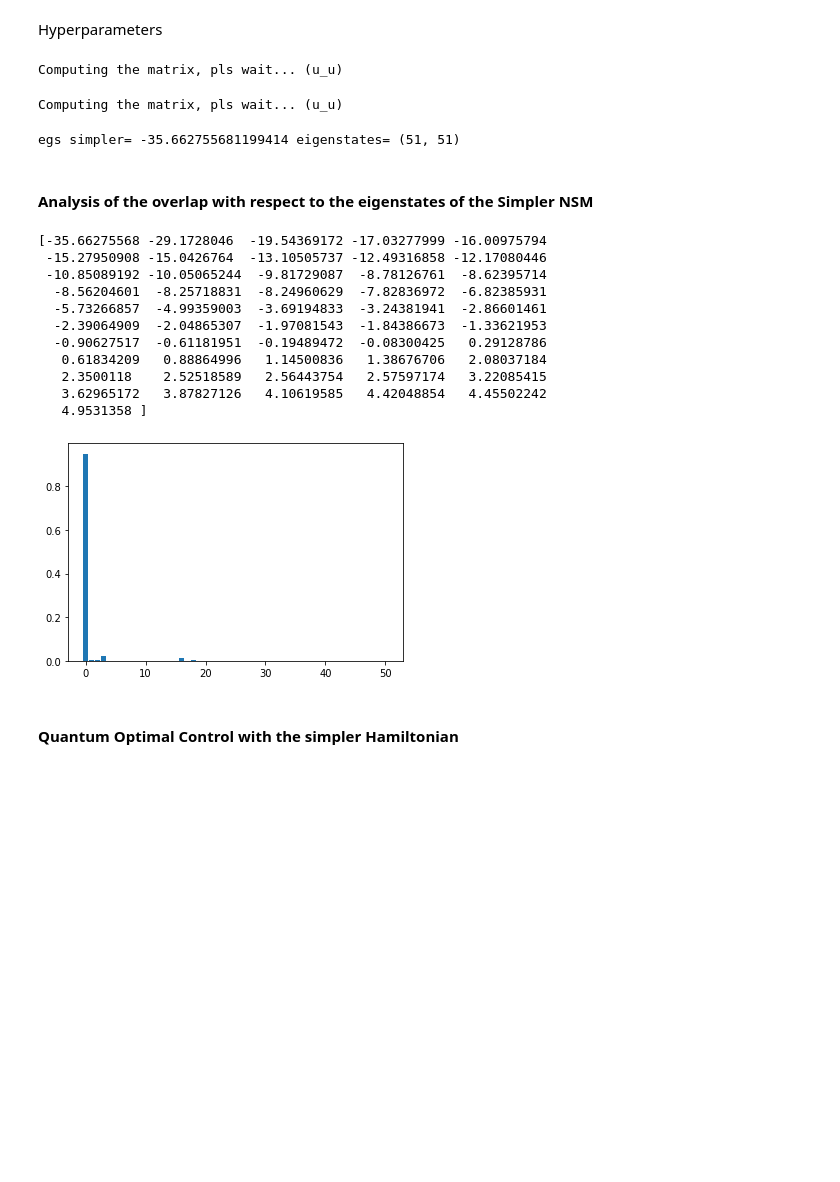
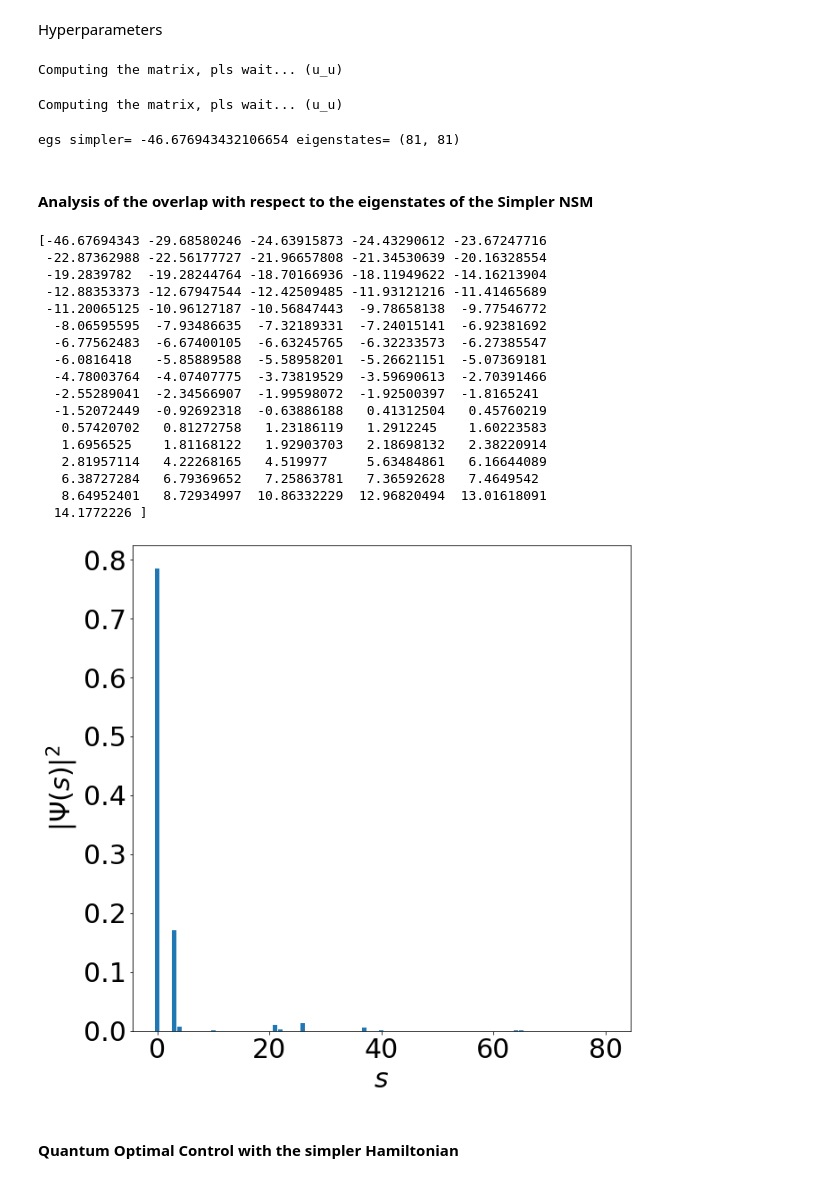
Before and after one commit to emacosta95/2nd_qa4nsm, a Jupyter notebook: SimplerHamiltonianAnalysis.ipynb, the cells around one changed output. Saved outputs shown, nothing was run; the diff lists cells and outputs as text; code cells hidden in the pictures; blank space fills up the shorter version.

```diff
--- a/SimplerHamiltonianAnalysis.ipynb
+++ b/SimplerHamiltonianAnalysis.ipynb
@@ -27,26 +27,25 @@ from numpy.linalg import eigh
 # %%
 nlevels=3
 
-tf=20
+tf=30
 nsteps=100
 number_of_parameters=10
 
-
-file_name:str='data/cki'
-qq_filename:str='data/qq.p'
-pairing_filename:str='data/pair_inter.p'
+file_name:str='data/usdb.nat'
+qq_filename:str='data/qq.sd'
+pairing_filename:str='data/pair_inter.sd'
 
 j_square_filename:str=file_name+'_j2'
 SPS=SingleParticleState(file_name=file_name)
 energies:List=SPS.energies
 
 
-nparticles_a:int=2
-nparticles_b:int=2
+nparticles_a:int=4
+nparticles_b:int=0
 
 size_a:int=SPS.energies.shape[0]//2
 size_b:int=SPS.energies.shape[0]//2
-title=r'$^{8}$Be'
+title=r'$^{20}$O'
 # %% [markdown]
 #### The target Hamiltonian
 # %%
@@ -77,14 +173,34 @@ Hamiltonian shape= (51, 51)
 # %% [markdown]
 Hyperparameters
 # %%
-pairing_coupling=+1
+pairing_coupling=+2
 quadrupole_coupling=+2
 # %%
 matrix_qq,_=get_twobody_nuclearshell_model(file_name=qq_filename)
+
+
+
 QQoperator=FermiHubbardHamiltonian(size_a=size_a,size_b=size_b,nparticles_a=nparticles_a,nparticles_b=nparticles_b,symmetries=[SPS.total_M_zero])
 QQoperator.get_twobody_interaction(twobody_dict=matrix_qq)
 QQoperator.get_hamiltonian()
 
+
+#effective QQ operator
+local_qq_matrix={}
+for key,value in matrix_qq.items():
+    a,b,c,d=key
+
+    n,l,ja,m,t,tz_a=SPS.state_encoding[a]
+    n,l,jb,m,t,tz_b=SPS.state_encoding[b]
+    n,l,jc,m,t,tz_c=SPS.state_encoding[c]
+    n,l,jd,m,t,tz_d=SPS.state_encoding[d]
+    if ja==jb and jb==jc and jc==jd:
+        local_qq_matrix[(a,b,c,d)]=value
+
+
+LocalQQoperator=FermiHubbardHamiltonian(size_a=size_a,size_b=size_b,nparticles_a=nparticles_a,nparticles_b=nparticles_b,symmetries=[SPS.total_M_zero])
+LocalQQoperator.get_twobody_interaction(twobody_dict=local_qq_matrix)
+LocalQQoperator.get_hamiltonian()
 
 matrix_pairing,_=get_twobody_nuclearshell_model(file_name=pairing_filename)
 PPoperator=FermiHubbardHamiltonian(size_a=size_a,size_b=size_b,nparticles_a=nparticles_a,nparticles_b=nparticles_b,symmetries=[SPS.total_M_zero])
@@ -101,27 +217,37 @@ print('egs simpler=',eigenvalues[0],'eigenstates=',eigenstates.shape)
 # %% [output]
 Computing the matrix, pls wait... (u_u)
 Computing the matrix, pls wait... (u_u)
-egs simpler= -35.662755681199414 eigenstates= (51, 51)
+egs simpler= -46.676943432106654 eigenstates= (81, 81)
 # %% [markdown]
 #### Analysis of the overlap with respect to the eigenstates of the Simpler NSM
 # %%
 overlap=np.einsum('i,ia->a',psi0[:,0].conjugate(),eigenstates)*np.conjugate(np.einsum('i,ia->a',psi0[:,0].conjugate(),eigenstates))
 print(eigenvalues)
+plt.figure(figsize=(10,10))
 plt.bar(np.arange(overlap.shape[0]),overlap)
+plt.xlabel(r'$s$',fontsize=30)
+plt.ylabel(r'$|\Psi(s)|^2$',fontsize=30)
+plt.tick_params(labelsize=30)
 plt.show()
 # %% [output]
-[-35.66275568 -29.1728046  -19.54369172 -17.03277999 -16.00975794
- -15.27950908 -15.0426764  -13.10505737 -12.49316858 -12.17080446
- -10.85089192 -10.05065244  -9.81729087  -8.78126761  -8.62395714
-  -8.56204601  -8.25718831  -8.24960629  -7.82836972  -6.82385931
-  -5.73266857  -4.99359003  -3.69194833  -3.24381941  -2.86601461
-  -2.39064909  -2.04865307  -1.97081543  -1.84386673  -1.33621953
-  -0.90627517  -0.61181951  -0.19489472  -0.08300425   0.29128786
-   0.61834209   0.88864996   1.14500836   1.38676706   2.08037184
-   2.3500118    2.52518589   2.56443754   2.57597174   3.22085415
-   3.62965172   3.87827126   4.10619585   4.42048854   4.45502242
-   4.9531358 ]
+[-46.67694343 -29.68580246 -24.63915873 -24.43290612 -23.67247716
+ -22.87362988 -22.56177727 -21.96657808 -21.34530639 -20.16328554
+ -19.2839782  -19.28244764 -18.70166936 -18.11949622 -14.16213904
+ -12.88353373 -12.67947544 -12.42509485 -11.93121216 -11.41465689
+ -11.20065125 -10.96127187 -10.56847443  -9.78658138  -9.77546772
+  -8.06595595  -7.93486635  -7.32189331  -7.24015141  -6.92381692
+  -6.77562483  -6.67400105  -6.63245765  -6.32233573  -6.27385547
+  -6.0816418   -5.85889588  -5.58958201  -5.26621151  -5.07369181
+  -4.78003764  -4.07407775  -3.73819529  -3.59690613  -2.70391466
+  -2.55289041  -2.34566907  -1.99598072  -1.92500397  -1.8165241
+  -1.52072449  -0.92692318  -0.63886188   0.41312504   0.45760219
+   0.57420702   0.81272758   1.23186119   1.2912245    1.60223583
+   1.6956525    1.81168122   1.92903703   2.18698132   2.38220914
+   2.81957114   4.22268165   4.519977     5.63484861   6.16644089
+   6.38727284   6.79369652   7.25863781   7.36592628   7.4649542
+   8.64952401   8.72934997  10.86332229  12.96820494  13.01618091
+  14.1772226 ]
-[figure, old version]
+[figure, new version]
 # %% [markdown]
 #### Quantum Optimal Control with the simpler Hamiltonian
 # %% [markdown]
```
Also changed, not shown: parts of 13 cells of this notebook, 12 other files.
